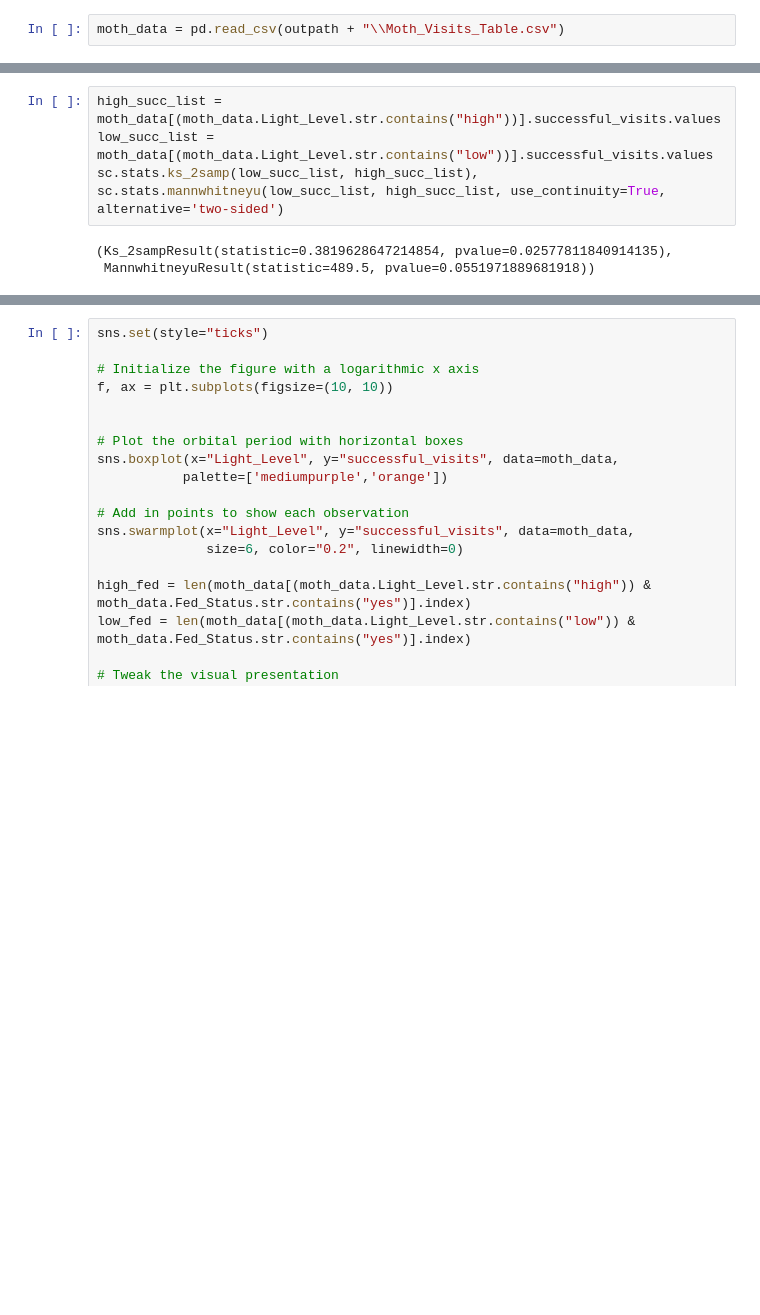
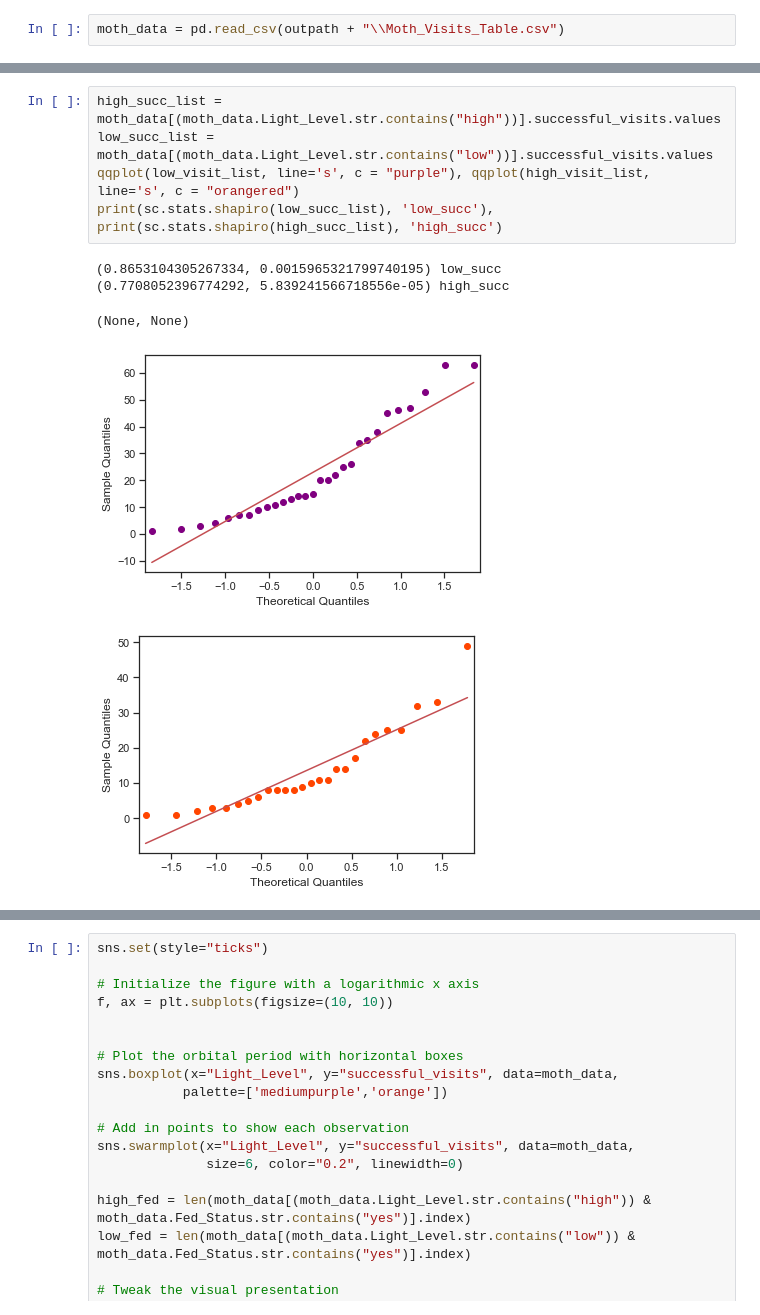
Before and after one commit to itsMahad/ManducaMultiSenseFeeding, a Jupyter notebook: A_Step5_Moth_Visits_Table.ipynb, the cells around one changed output, grey strips where cells are left out. Saved outputs shown, nothing was run; the diff lists cells and outputs as text; blank space fills up the shorter version.

```diff
--- a/A_Step5_Moth_Visits_Table.ipynb
+++ b/A_Step5_Moth_Visits_Table.ipynb
@@ -98,10 +103,14 @@ sc.stats.ks_2samp(high_visit_list, low_visit_list), sc.stats.mannwhitneyu(low_vi
 # %%
 high_succ_list = moth_data[(moth_data.Light_Level.str.contains("high"))].successful_visits.values
 low_succ_list = moth_data[(moth_data.Light_Level.str.contains("low"))].successful_visits.values
-sc.stats.ks_2samp(low_succ_list, high_succ_list), sc.stats.mannwhitneyu(low_succ_list, high_succ_list, use_continuity=True, alternative='two-sided')
+qqplot(low_visit_list, line='s', c = "purple"), qqplot(high_visit_list, line='s', c = "orangered")
+print(sc.stats.shapiro(low_succ_list), 'low_succ'),  print(sc.stats.shapiro(high_succ_list), 'high_succ')
 # %% [output]
-(Ks_2sampResult(statistic=0.3819628647214854, pvalue=0.02577811840914135),
- MannwhitneyuResult(statistic=489.5, pvalue=0.0551971889681918))
+(0.8653104305267334, 0.0015965321799740195) low_succ
+(0.7708052396774292, 5.839241566718556e-05) high_succ
+(None, None)
+[figure, added]
+[figure, added]
 # %%
 high_ratio_list = moth_data[(moth_data.Light_Level.str.contains("high"))].ratio.values
 low_ratio_list = moth_data[(moth_data.Light_Level.str.contains("low"))].ratio.values
```
Also changed, not shown: parts of 8 cells of this notebook.
